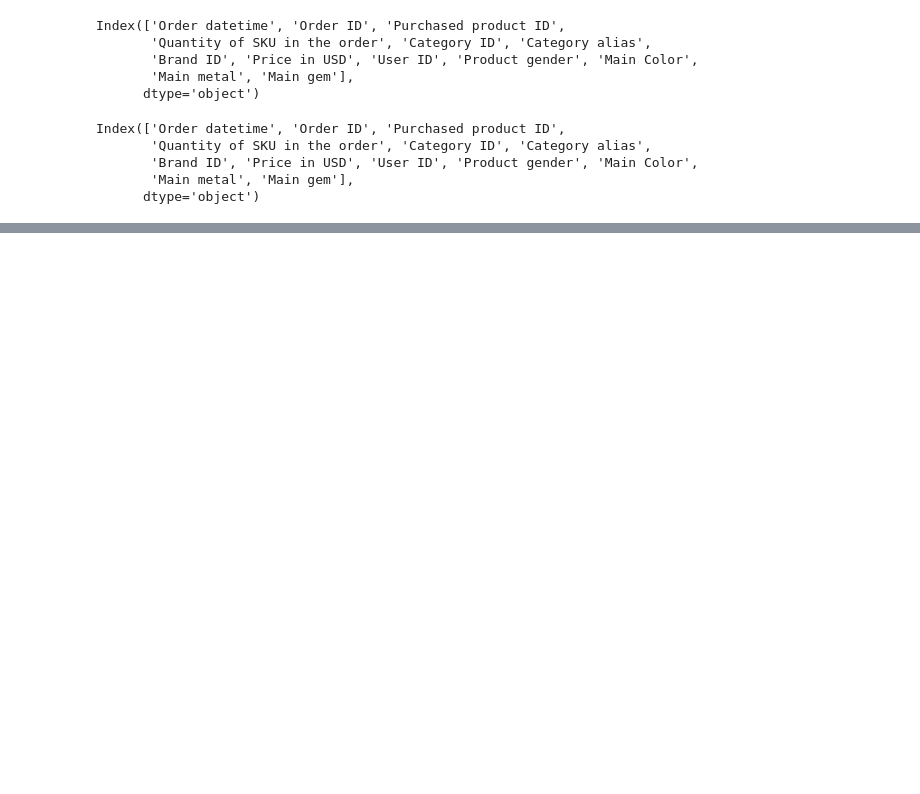
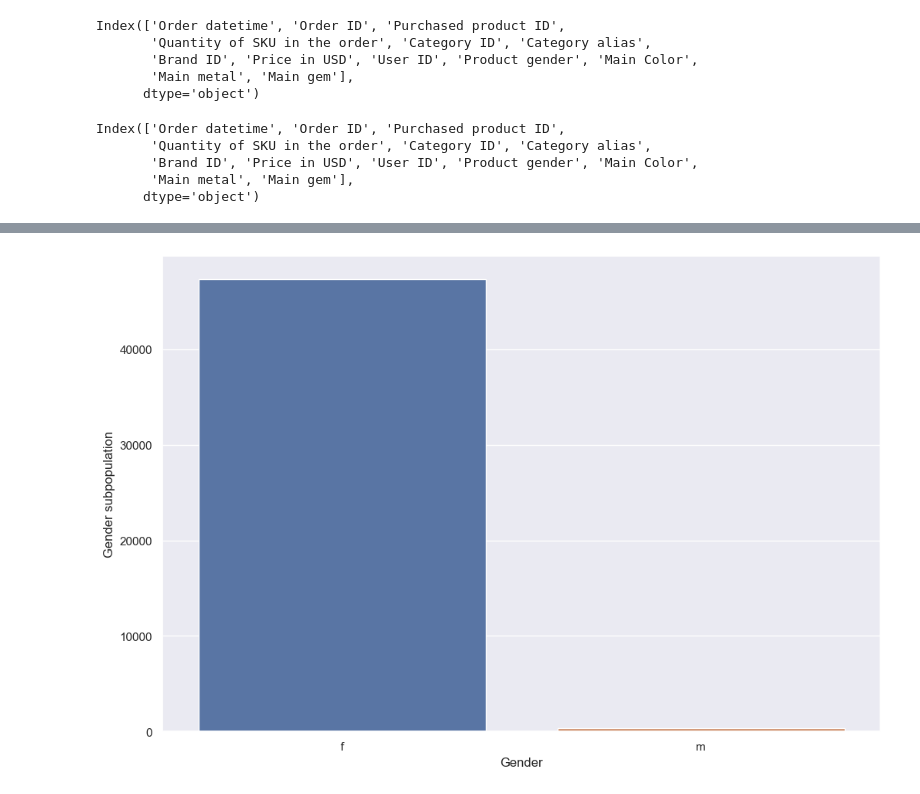
Before and after one commit to p-alaita/Jewelry-Price-Optimization-with-ML, a Jupyter notebook: notebooks/JP_Optimization.ipynb, the cells around one changed output, grey strips where cells are left out. Drawn from its saved outputs; the diff is of its cells as text; code cells hidden in the pictures; blank space fills up the shorter version.

```diff
--- a/notebooks/JP_Optimization.ipynb
+++ b/notebooks/JP_Optimization.ipynb
@@ -248,0 +213,12 @@ NameError: name 'data' is not defined
+# %%
+# visualize product gender
+plt.figure(figsize = (12, 8))
+
+sns.countplot(data=df, x= "Product gender")
+
+plt.xlabel('Gender')
+plt.ylabel('Gender subpopulation')
+
+plt.show(); plt.close()
+# %% [output]
+[figure, added]
```
Also changed, not shown: parts of 62 cells of this notebook.
